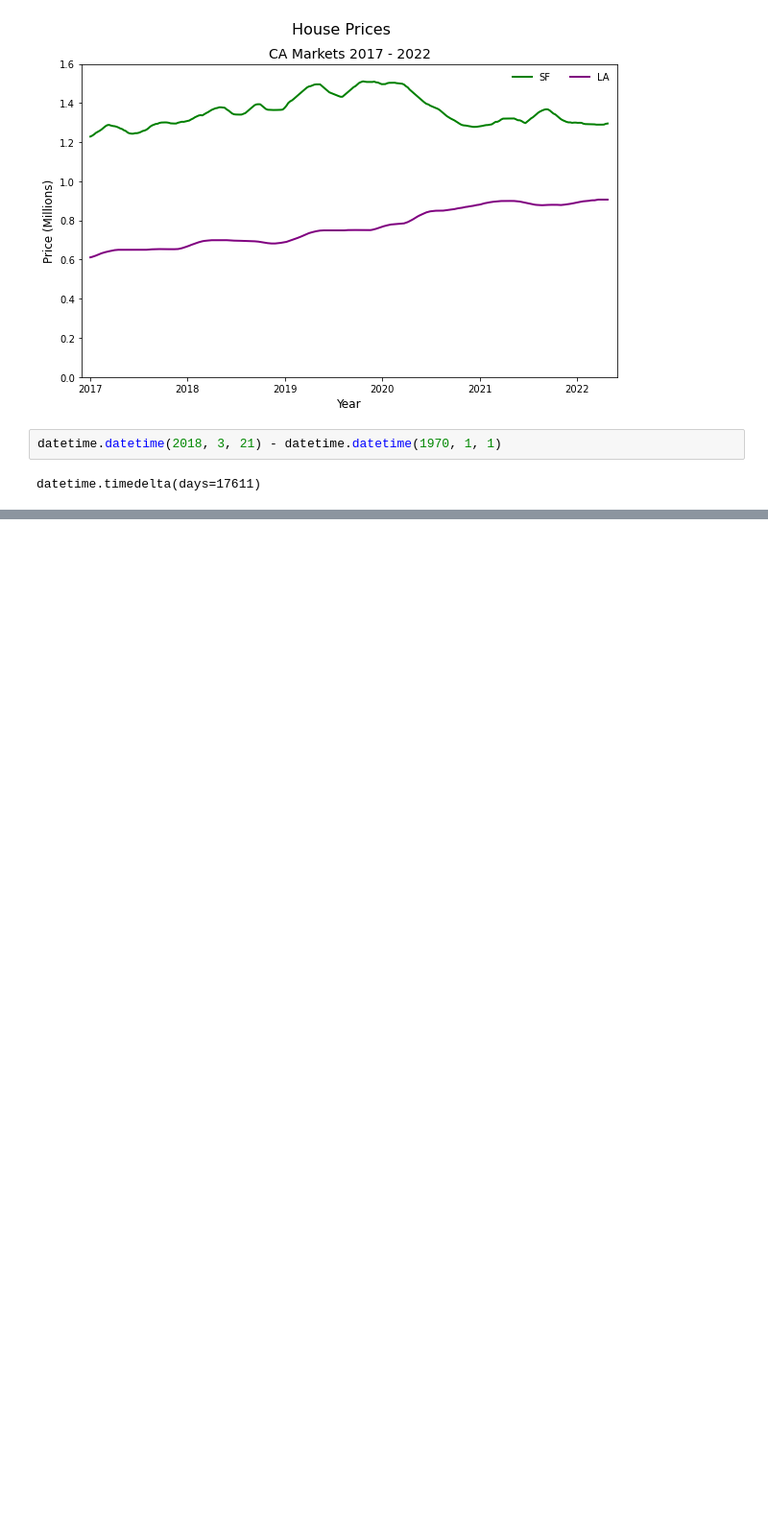
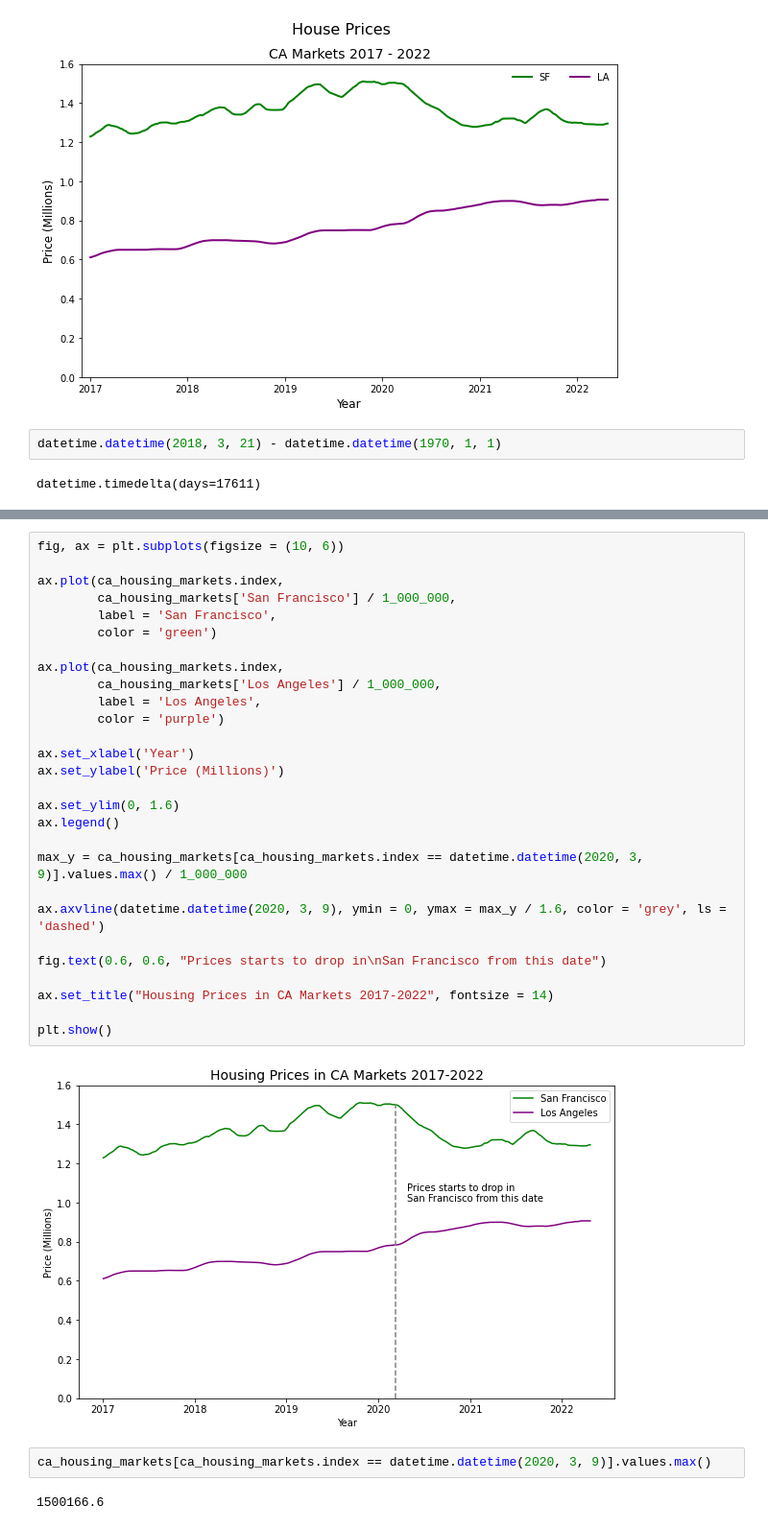
Before and after one commit to naruhikohama/dataviz-python, a Jupyter notebook: matplotlib_fundamentals.ipynb, the cells around one changed output, grey strips where cells are left out. Shown at 96% size. Cells and saved outputs as stored; diff of their text form; blank space fills up the shorter version.

```diff
--- a/matplotlib_fundamentals.ipynb
+++ b/matplotlib_fundamentals.ipynb
@@ -322,0 +320,34 @@ plt.show()
+# %%
+fig, ax = plt.subplots(figsize = (10, 6))
+
+ax.plot(ca_housing_markets.index,
+        ca_housing_markets['San Francisco'] / 1_000_000,
+        label = 'San Francisco',
+        color = 'green')
+
+ax.plot(ca_housing_markets.index,
+        ca_housing_markets['Los Angeles'] / 1_000_000,
+        label = 'Los Angeles',
+        color = 'purple')
+
+ax.set_xlabel('Year')
+ax.set_ylabel('Price (Millions)')
+
+ax.set_ylim(0, 1.6)
+ax.legend()
+
+max_y = ca_housing_markets[ca_housing_markets.index == datetime.datetime(2020, 3, 9)].values.max() / 1_000_000
+
+ax.axvline(datetime.datetime(2020, 3, 9), ymin = 0, ymax = max_y / 1.6, color = 'grey', ls = 'dashed')
+
+fig.text(0.6, 0.6, "Prices starts to drop in\nSan Francisco from this date")
+
+ax.set_title("Housing Prices in CA Markets 2017-2022", fontsize = 14)
+
+plt.show()
+# %% [output]
+[figure, added]
+# %%
+ca_housing_markets[ca_housing_markets.index == datetime.datetime(2020, 3, 9)].values.max()
+# %% [output]
+1500166.6
```
Also changed, not shown: parts of 2 cells of this notebook.
